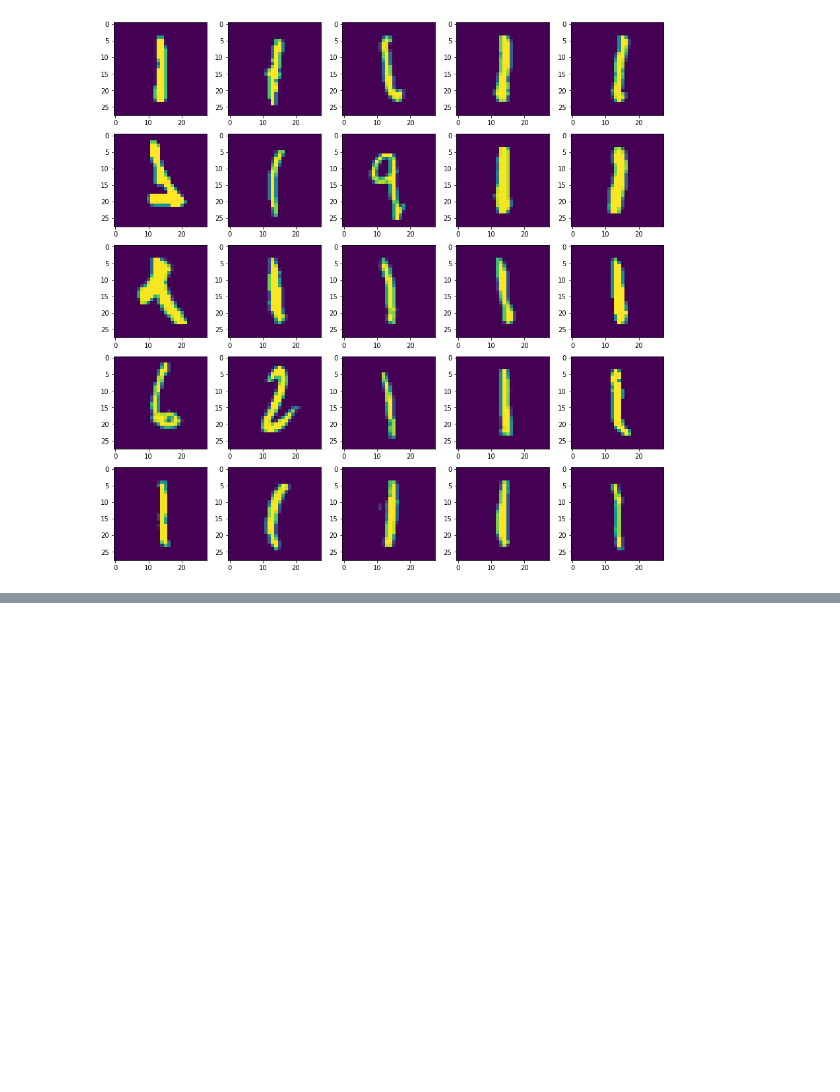
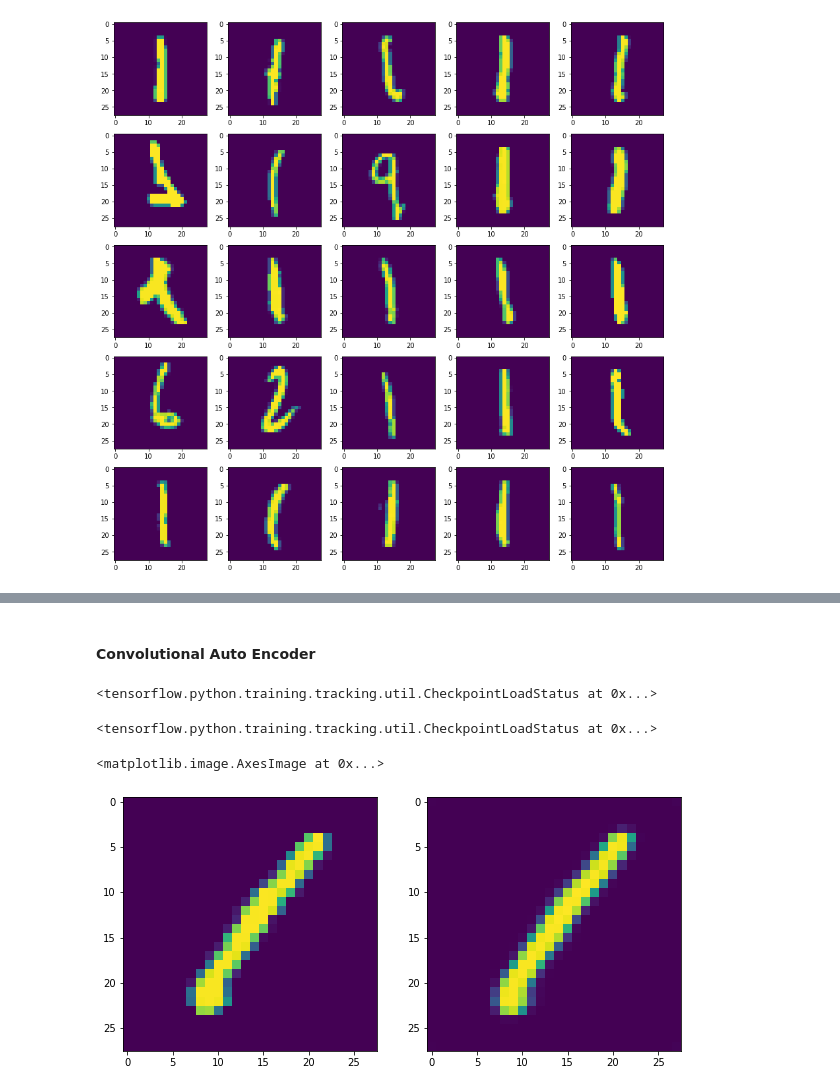
Before and after one commit to angrybayblade/image_search, a Jupyter notebook: Clustering.ipynb, the cells around one changed output, grey strips where cells are left out. Saved outputs shown, nothing was run; the diff lists cells and outputs as text; code cells hidden in the pictures; blank space fills up the shorter version.

Commit message:
testing convolutional autoencoder

```diff
--- a/Clustering.ipynb
+++ b/Clustering.ipynb
@@ -94,0 +81,12 @@ encodings = np.load("./weights/encodings/dense_autoencoder.npy")
+# %% [markdown]
+#### Convolutional Auto Encoder
+# %%
+conv_ae,conv_e = utils.conv_autoencoder()
+# %%
+conv_ae.load_weights("./weights/models/conv_autoencoder/autoencoder")
+# %% [output]
+<tensorflow.python.training.tracking.util.CheckpointLoadStatus at 0x...>
+# %%
+conv_e.load_weights("./weights/models/conv_autoencoder/encoder")
+# %% [output]
+<tensorflow.python.training.tracking.util.CheckpointLoadStatus at 0x...>
@@ -94,0 +95,11 @@ encodings = np.load("./weights/encodings/dense_autoencoder.npy")
+# %%
+img = images[0]
+
+fig,axes = plt.subplots(1,2,figsize=(10,5))
+pred = conv_ae(img.reshape(1,28,28,1)).numpy().reshape(28,28)
+
+axes[0].imshow(img.reshape(28,28))
+axes[1].imshow(pred)
+# %% [output]
+<matplotlib.image.AxesImage at 0x...>
+[figure, added]
```
Also changed, not shown: parts of 19 cells of this notebook, 5 other files.
